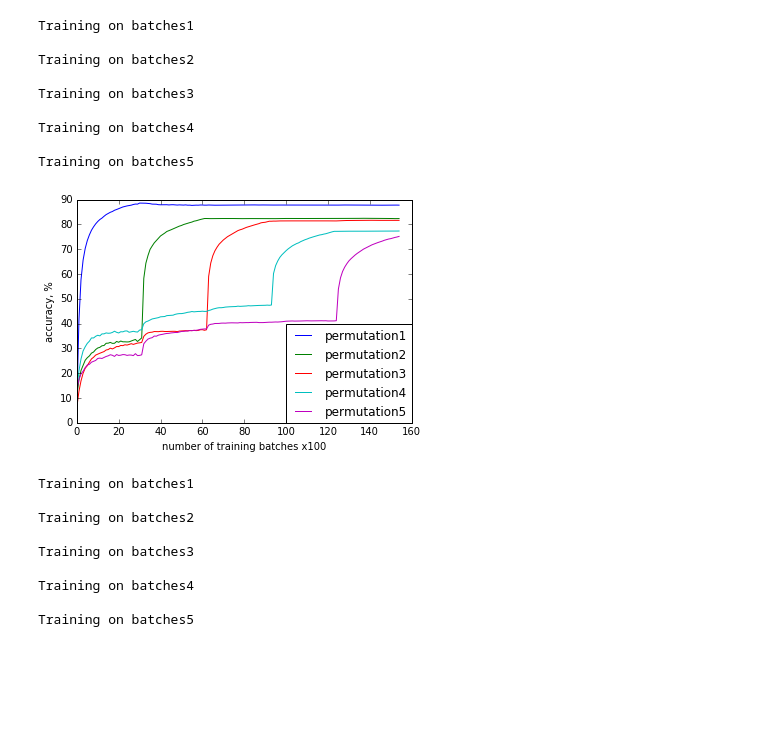
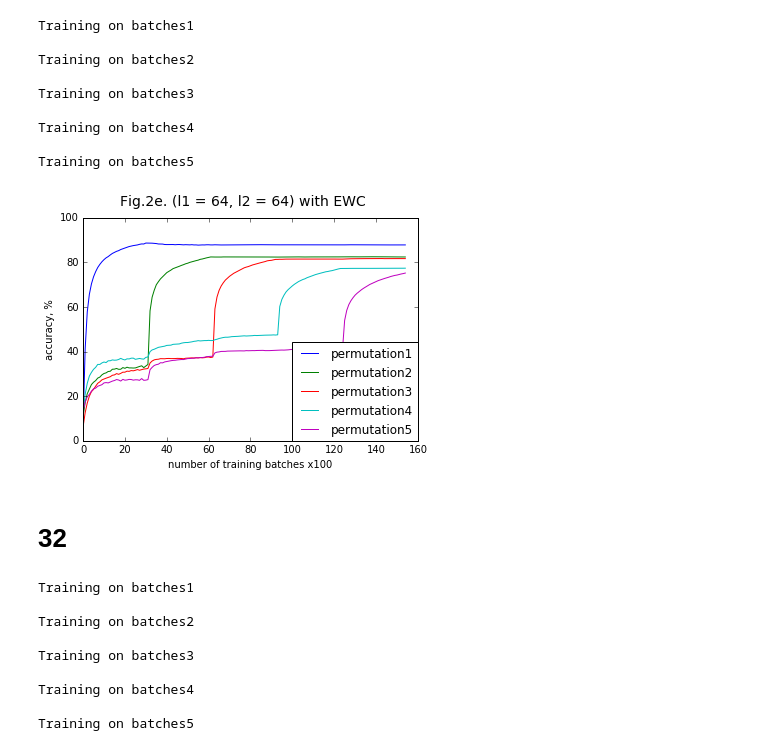
Before and after one commit to AnatoliiPotapov/MNIST-EWC, a Jupyter notebook: mnist.ipynb, the cells around one changed output. Cells and saved outputs as stored; diff of their text form; code cells hidden in the pictures; blank space fills up the shorter version.

```diff
--- a/mnist.ipynb
+++ b/mnist.ipynb
@@ -449,10 +524,12 @@ Training on batches3
 Training on batches4
 
 Training on batches5
-# %%
-plot(acc2_ewc)
-# %% [output]
-[figure, removed]
+# %%
+plot(acc2_ewc,  title = "Fig.2e. (l1 = 64, l2 = 64) with EWC ")
+# %% [output]
+[figure, added]
+# %% [markdown]
+# 32
 # %%
 model = Model(32,32)
 #tf.reset_default_graph()
```
Also changed, not shown: parts of 33 cells of this notebook.
